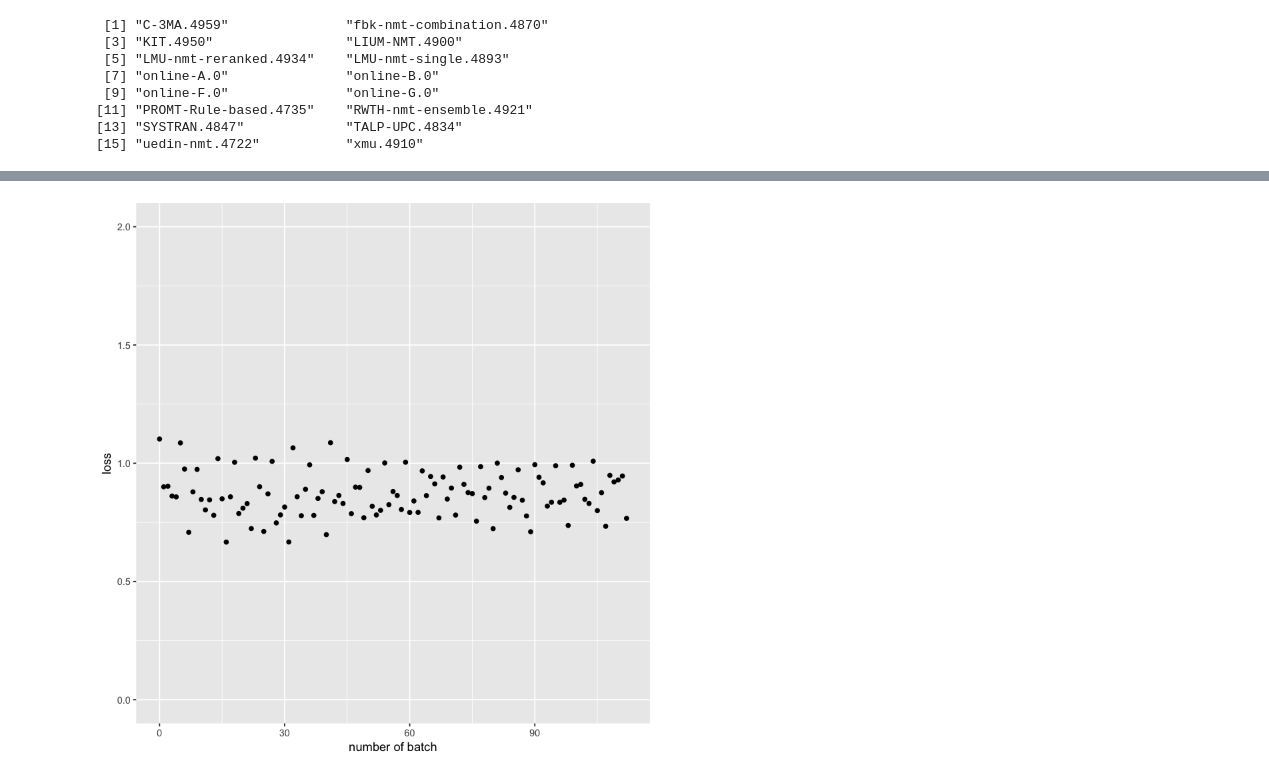
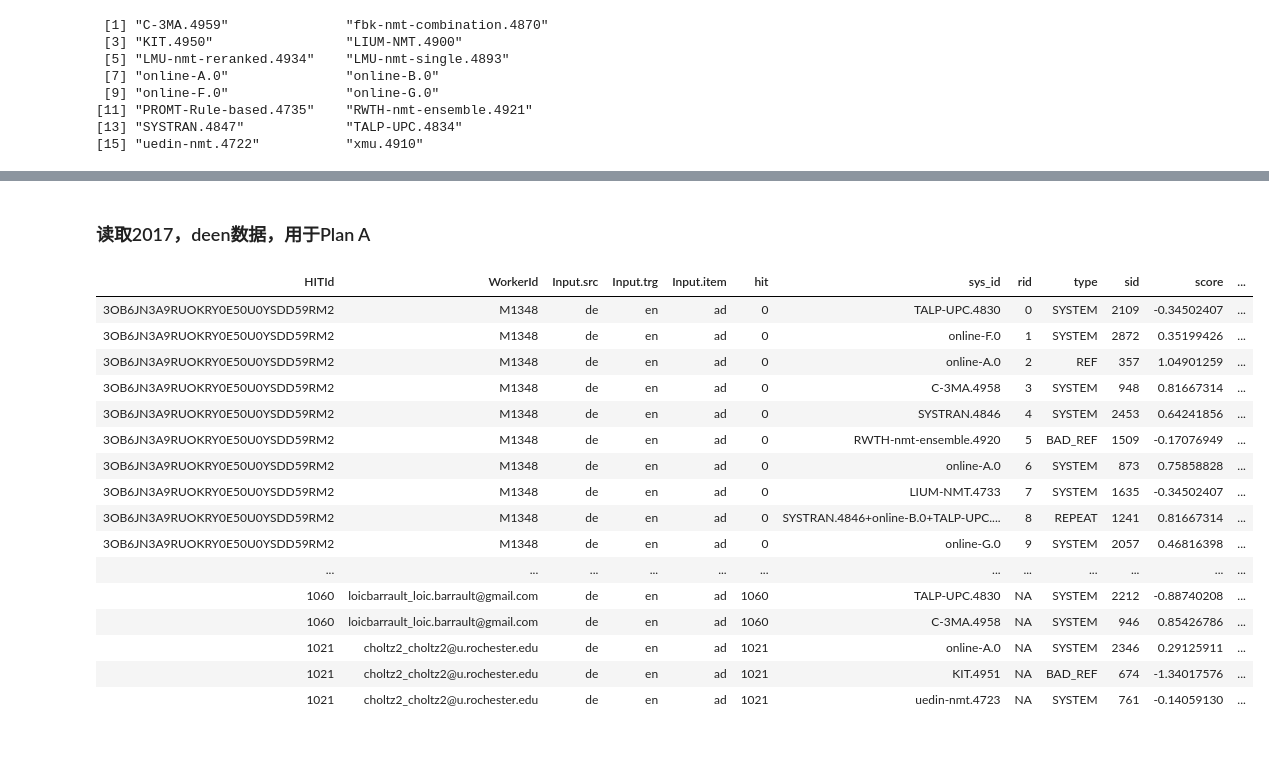
Before and after one commit to HuangYiran/MasterArbeit, a Jupyter notebook: observe_data2.ipynb, the cells around one changed output, grey strips where cells are left out. Saved outputs shown, nothing was run; the diff lists cells and outputs as text; code cells hidden in the pictures; blank space fills up the shorter version.

```diff
--- a/observe_data2.ipynb
+++ b/observe_data2.ipynb
@@ -122,4 +102,23 @@ p_loss = ggplot(loss, aes(x = V1, y = V2))
-# %%
-p_loss + geom_point() + xlab("number of batch") + ylab("loss") + ylim(0, max(loss$V2, 2))
-# %% [output]
-[figure, removed]
+# %% [markdown]
+### 读取2017，deen数据，用于Plan A
+# %%
+data = read.table("../data/MasterArbeit/plan_a_source_de.en/ad-deen-good-stnd.csv", header = TRUE)
+data
+# %% [output]
+| HITId | WorkerId | Input.src | Input.trg | Input.item | hit | sys_id | rid | type | sid | score | ... |
+| 3OB6JN3A9RUOKRY0E50U0YSDD59RM2 | M1348 | de | en | ad | 0 | TALP-UPC.4830 | 0 | SYSTEM | 2109 | -0.34502407 | ... |
+| 3OB6JN3A9RUOKRY0E50U0YSDD59RM2 | M1348 | de | en | ad | 0 | online-F.0 | 1 | SYSTEM | 2872 | 0.35199426 | ... |
+| 3OB6JN3A9RUOKRY0E50U0YSDD59RM2 | M1348 | de | en | ad | 0 | online-A.0 | 2 | REF | 357 | 1.04901259 | ... |
+| 3OB6JN3A9RUOKRY0E50U0YSDD59RM2 | M1348 | de | en | ad | 0 | C-3MA.4958 | 3 | SYSTEM | 948 | 0.81667314 | ... |
+| 3OB6JN3A9RUOKRY0E50U0YSDD59RM2 | M1348 | de | en | ad | 0 | SYSTRAN.4846 | 4 | SYSTEM | 2453 | 0.64241856 | ... |
+| 3OB6JN3A9RUOKRY0E50U0YSDD59RM2 | M1348 | de | en | ad | 0 | RWTH-nmt-ensemble.4920 | 5 | BAD_REF | 1509 | -0.17076949 | ... |
+| 3OB6JN3A9RUOKRY0E50U0YSDD59RM2 | M1348 | de | en | ad | 0 | online-A.0 | 6 | SYSTEM | 873 | 0.75858828 | ... |
+| 3OB6JN3A9RUOKRY0E50U0YSDD59RM2 | M1348 | de | en | ad | 0 | LIUM-NMT.4733 | 7 | SYSTEM | 1635 | -0.34502407 | ... |
+| 3OB6JN3A9RUOKRY0E50U0YSDD59RM2 | M1348 | de | en | ad | 0 | SYSTRAN.4846+online-B.0+TALP-UPC.... | 8 | REPEAT | 1241 | 0.81667314 | ... |
+| 3OB6JN3A9RUOKRY0E50U0YSDD59RM2 | M1348 | de | en | ad | 0 | online-G.0 | 9 | SYSTEM | 2057 | 0.46816398 | ... |
+| ... | ... | ... | ... | ... | ... | ... | ... | ... | ... | ... | ... |
+| 1060 | loicbarrault_loic.barrault@gmail.com | de | en | ad | 1060 | TALP-UPC.4830 | NA | SYSTEM | 2212 | -0.88740208 | ... |
+| 1060 | loicbarrault_loic.barrault@gmail.com | de | en | ad | 1060 | C-3MA.4958 | NA | SYSTEM | 946 | 0.85426786 | ... |
+| 1021 | choltz2_choltz2@u.rochester.edu | de | en | ad | 1021 | online-A.0 | NA | SYSTEM | 2346 | 0.29125911 | ... |
+| 1021 | choltz2_choltz2@u.rochester.edu | de | en | ad | 1021 | KIT.4951 | NA | BAD_REF | 674 | -1.34017576 | ... |
+| 1021 | choltz2_choltz2@u.rochester.edu | de | en | ad | 1021 | uedin-nmt.4723 | NA | SYSTEM | 761 | -0.14059130 | ... |
```
Also changed, not shown: parts of 54 cells of this notebook, 31 other files.
